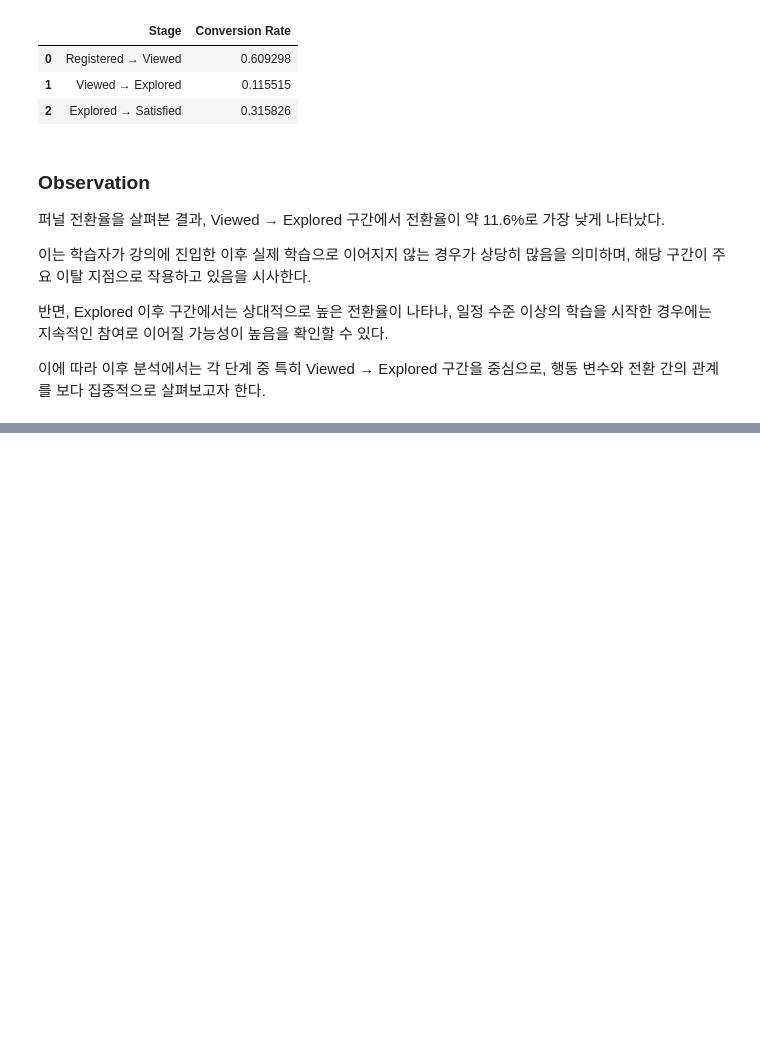
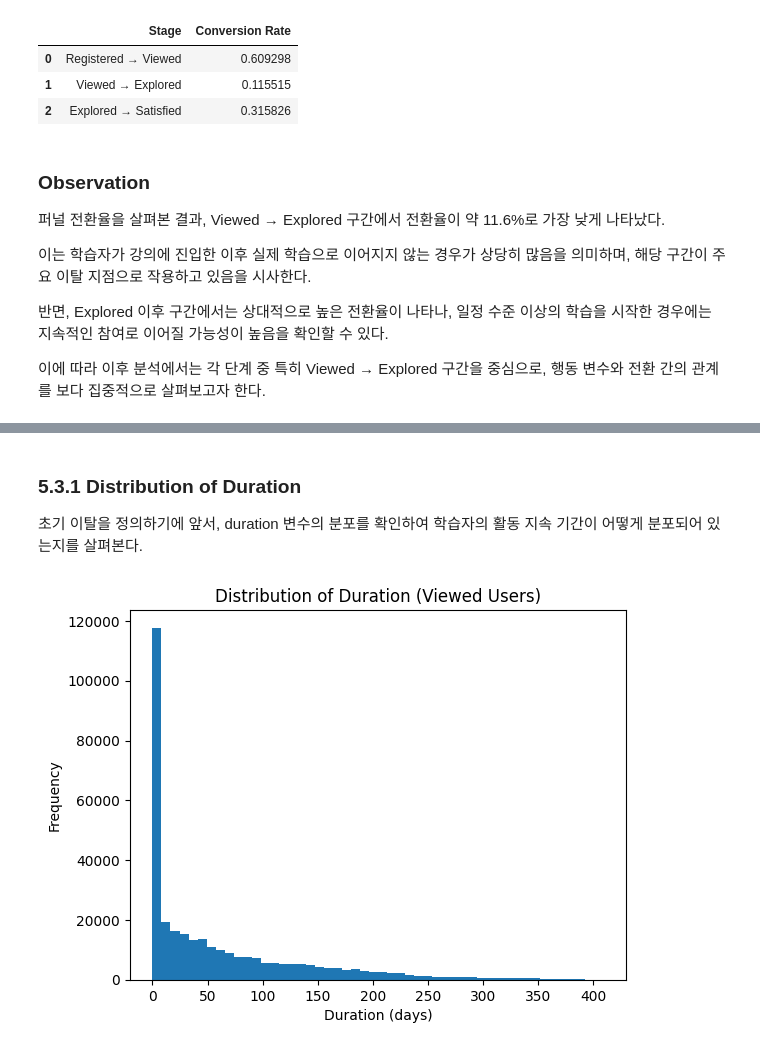
Before and after one commit to Ojirokim/data-analysis-practical-project, a Jupyter notebook: 김규열/mooc_funnel_threshold_analysis.ipynb, the cells around one changed output, grey strips where cells are left out. Saved outputs shown, nothing was run; the diff lists cells and outputs as text; code cells hidden in the pictures; blank space fills up the shorter version.

```diff
--- a/김규열/mooc_funnel_threshold_analysis.ipynb
+++ b/김규열/mooc_funnel_threshold_analysis.ipynb
@@ -319,0 +320,16 @@ for col in cols:
+# %% [markdown]
+### 5.3.1 Distribution of Duration
+
+초기 이탈을 정의하기에 앞서,
+duration 변수의 분포를 확인하여
+학습자의 활동 지속 기간이 어떻게 분포되어 있는지를 살펴본다.
+# %%
+df_viewed = df[df["viewed"] == 1].copy()
+
+plt.hist(df_viewed["duration"].dropna(), bins=50)
+plt.xlabel("Duration (days)")
+plt.ylabel("Frequency")
+plt.title("Distribution of Duration (Viewed Users)")
+plt.show()
+# %% [output]
+[figure, added]
```
Also changed, not shown: parts of 53 cells of this notebook.
